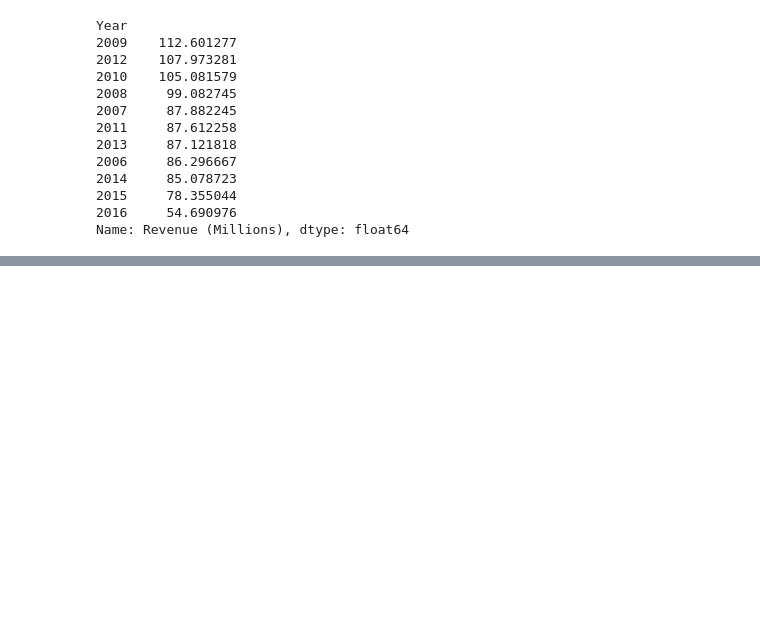
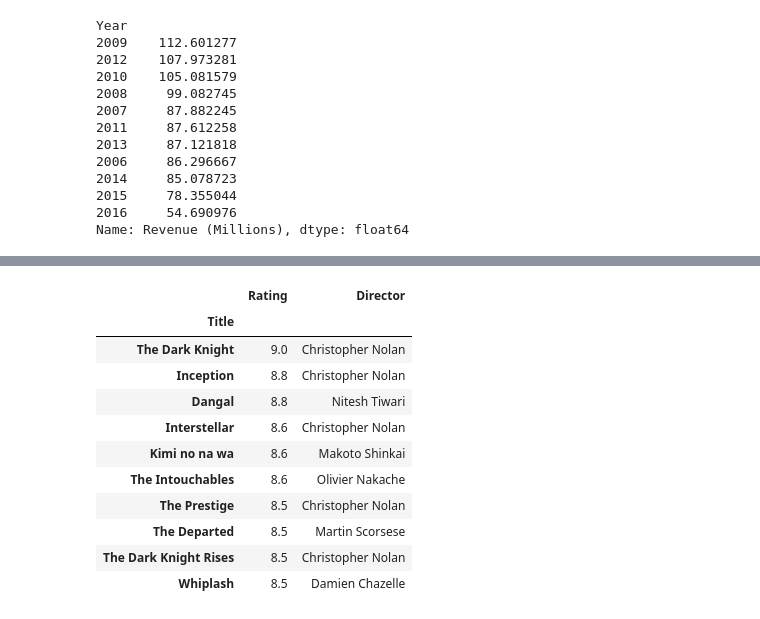
Before and after one commit to RyanLinnane2/Jupyter-Projects, a Jupyter notebook: imdb_dataset_analysis.ipynb, the cells around one changed output, grey strips where cells are left out. Drawn from its saved outputs; the diff is of its cells as text; code cells hidden in the pictures; blank space fills up the shorter version.

```diff
--- a/imdb_dataset_analysis.ipynb
+++ b/imdb_dataset_analysis.ipynb
@@ -251,0 +347,16 @@ plt.show()
+# %%
+top10_len = data.nlargest(10, 'Rating')[['Title','Rating', 'Director']].set_index('Title')
+top10_len
+# %% [output]
+|  | Rating | Director |
+| Title |  |  |
+| The Dark Knight | 9.0 | Christopher Nolan |
+| Inception | 8.8 | Christopher Nolan |
+| Dangal | 8.8 | Nitesh Tiwari |
+| Interstellar | 8.6 | Christopher Nolan |
+| Kimi no na wa | 8.6 | Makoto Shinkai |
+| The Intouchables | 8.6 | Olivier Nakache |
+| The Prestige | 8.5 | Christopher Nolan |
+| The Departed | 8.5 | Martin Scorsese |
+| The Dark Knight Rises | 8.5 | Christopher Nolan |
+| Whiplash | 8.5 | Damien Chazelle |
```
Also changed, not shown: parts of 17 cells of this notebook.
